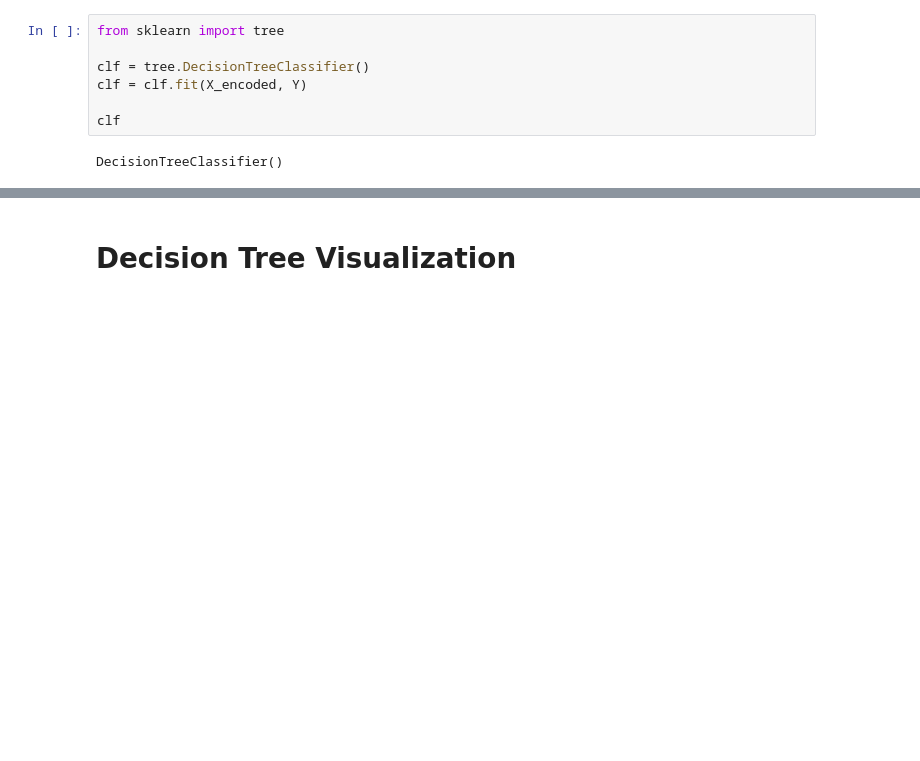
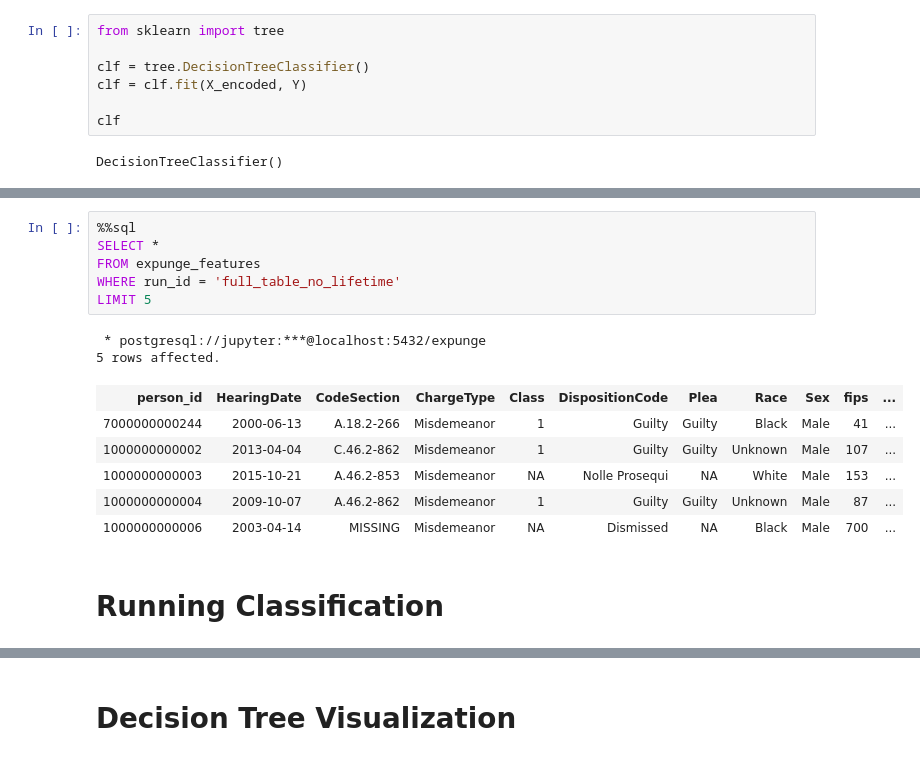
Before and after one commit to code-for-charlottesville/LAJC-expungement, a Jupyter notebook: classify/classify_testing.ipynb, the cells around one changed output, grey strips where cells are left out. Cells and saved outputs as stored; diff of their text form; blank space fills up the shorter version.

```diff
--- a/classify/classify_testing.ipynb
+++ b/classify/classify_testing.ipynb
@@ -146,0 +337,17 @@ LIMIT 5
+# %%
+%%sql
+SELECT *
+FROM expunge_features
+WHERE run_id = 'full_table_no_lifetime'
+LIMIT 5
+# %% [output]
+ * postgresql://jupyter:***@localhost:5432/expunge
+5 rows affected.
+| person_id | HearingDate | CodeSection | ChargeType | Class | DispositionCode | Plea | Race | Sex | fips | ... |
+| 7000000000244 | 2000-06-13 | A.18.2-266 | Misdemeanor | 1 | Guilty | Guilty | Black | Male | 41 | ... |
+| 1000000000002 | 2013-04-04 | C.46.2-862 | Misdemeanor | 1 | Guilty | Guilty | Unknown | Male | 107 | ... |
+| 1000000000003 | 2015-10-21 | A.46.2-853 | Misdemeanor | NA | Nolle Prosequi | NA | White | Male | 153 | ... |
+| 1000000000004 | 2009-10-07 | A.46.2-862 | Misdemeanor | 1 | Guilty | Guilty | Unknown | Male | 87 | ... |
+| 1000000000006 | 2003-04-14 | MISSING | Misdemeanor | NA | Dismissed | NA | Black | Male | 700 | ... |
+# %% [markdown]
+# Running Classification
```
Also changed, not shown: parts of 64 cells of this notebook, 2 other files.
